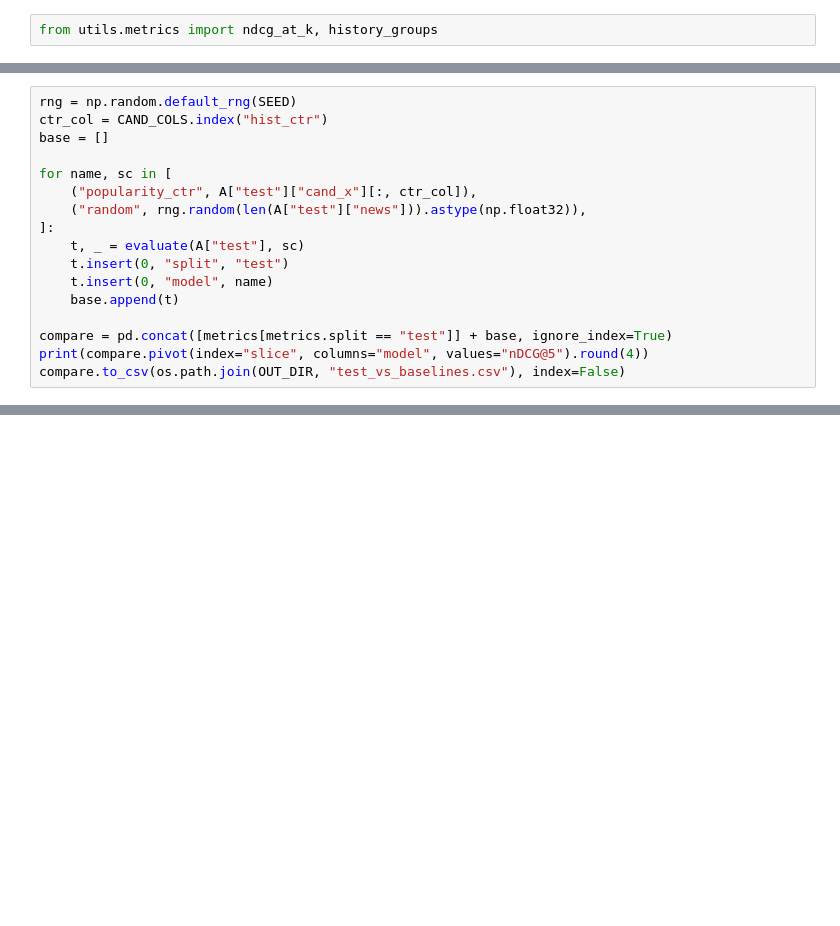
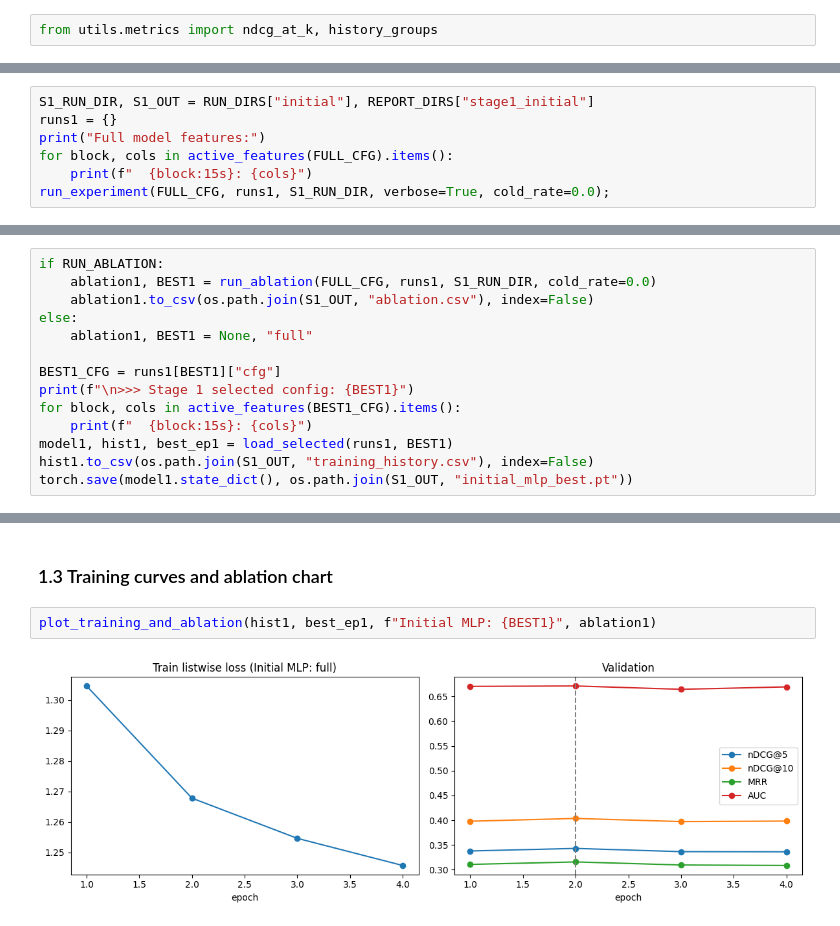
Before and after one commit to nguyenvanminh281005/bt4222-group12, a Jupyter notebook: models/6_mlp/6_1_mlp.ipynb, the cells around one changed output, grey strips where cells are left out. Saved outputs shown, nothing was run; the diff lists cells and outputs as text; blank space fills up the shorter version.

Commit message:
merge mlp into 1 file with stages consistent with report

```diff
--- a/models/6_mlp/6_1_mlp.ipynb
+++ b/models/6_mlp/6_1_mlp.ipynb
@@ -1085,17 +106,0 @@ Same metrics, same slates: a **popularity** ranker (lagged `hist_ctr` only) and
-# %%
-rng = np.random.default_rng(SEED)
-ctr_col = CAND_COLS.index("hist_ctr")
-base = []
-
-for name, sc in [
-    ("popularity_ctr", A["test"]["cand_x"][:, ctr_col]),
-    ("random", rng.random(len(A["test"]["news"])).astype(np.float32)),
-]:
-    t, _ = evaluate(A["test"], sc)
-    t.insert(0, "split", "test")
-    t.insert(0, "model", name)
-    base.append(t)
-
-compare = pd.concat([metrics[metrics.split == "test"]] + base, ignore_index=True)
-print(compare.pivot(index="slice", columns="model", values="nDCG@5").round(4))
-compare.to_csv(os.path.join(OUT_DIR, "test_vs_baselines.csv"), index=False)
@@ -2322,0 +1106,7 @@ Outputs: ['ablation_runs', 'run_config.json', 'test_vs_baselines.csv']
+# %%
+S1_RUN_DIR, S1_OUT = RUN_DIRS["initial"], REPORT_DIRS["stage1_initial"]
+runs1 = {}
+print("Full model features:")
+for block, cols in active_features(FULL_CFG).items():
+    print(f"  {block:15s}: {cols}")
+run_experiment(FULL_CFG, runs1, S1_RUN_DIR, verbose=True, cold_rate=0.0);
@@ -2322,0 +1122,14 @@ Outputs: ['ablation_runs', 'run_config.json', 'test_vs_baselines.csv']
+# %%
+if RUN_ABLATION:
+    ablation1, BEST1 = run_ablation(FULL_CFG, runs1, S1_RUN_DIR, cold_rate=0.0)
+    ablation1.to_csv(os.path.join(S1_OUT, "ablation.csv"), index=False)
+else:
+    ablation1, BEST1 = None, "full"
+
+BEST1_CFG = runs1[BEST1]["cfg"]
+print(f"\n>>> Stage 1 selected config: {BEST1}")
+for block, cols in active_features(BEST1_CFG).items():
+    print(f"  {block:15s}: {cols}")
+model1, hist1, best_ep1 = load_selected(runs1, BEST1)
+hist1.to_csv(os.path.join(S1_OUT, "training_history.csv"), index=False)
+torch.save(model1.state_dict(), os.path.join(S1_OUT, "initial_mlp_best.pt"))
@@ -2322,0 +1154,6 @@ Outputs: ['ablation_runs', 'run_config.json', 'test_vs_baselines.csv']
+# %% [markdown]
+### 1.3 Training curves and ablation chart
+# %%
+plot_training_and_ablation(hist1, best_ep1, f"Initial MLP: {BEST1}", ablation1)
+# %% [output]
+[figure, added]
```
Also changed, not shown: parts of 126 cells of this notebook, 2 other files.
